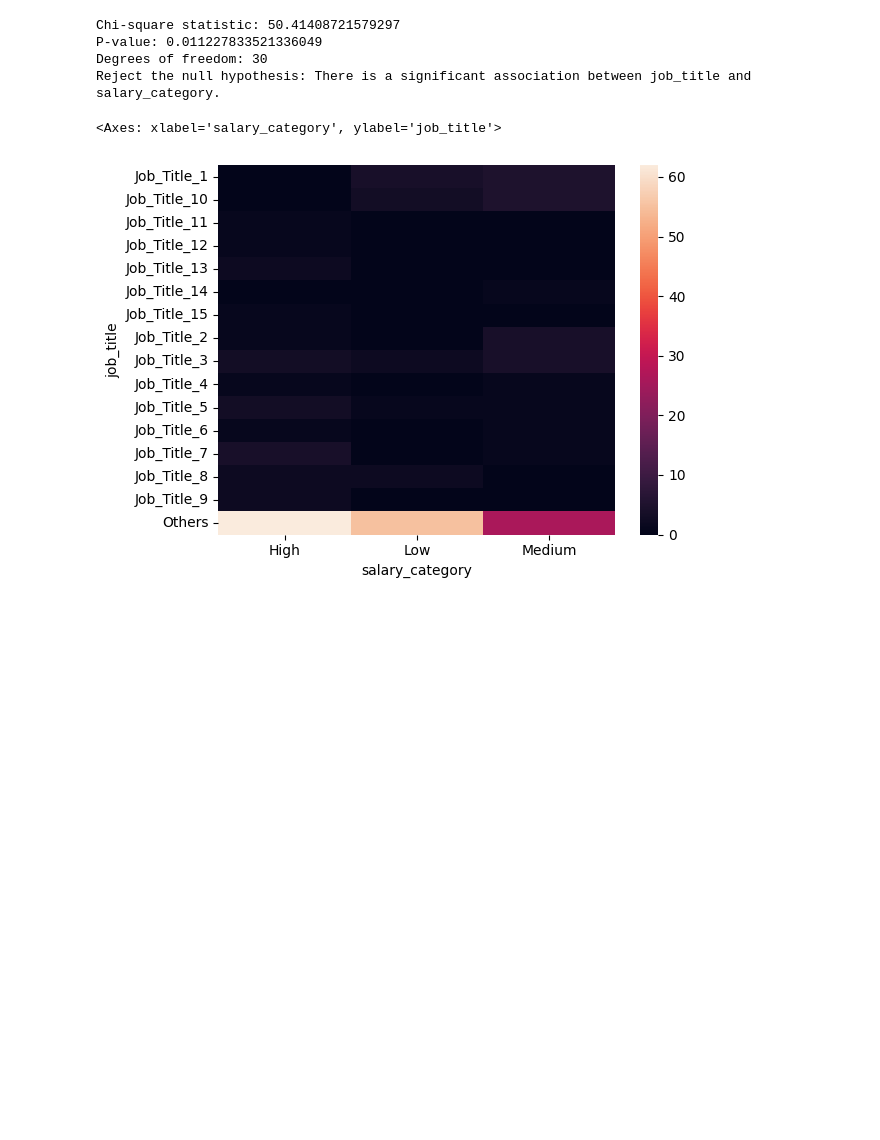
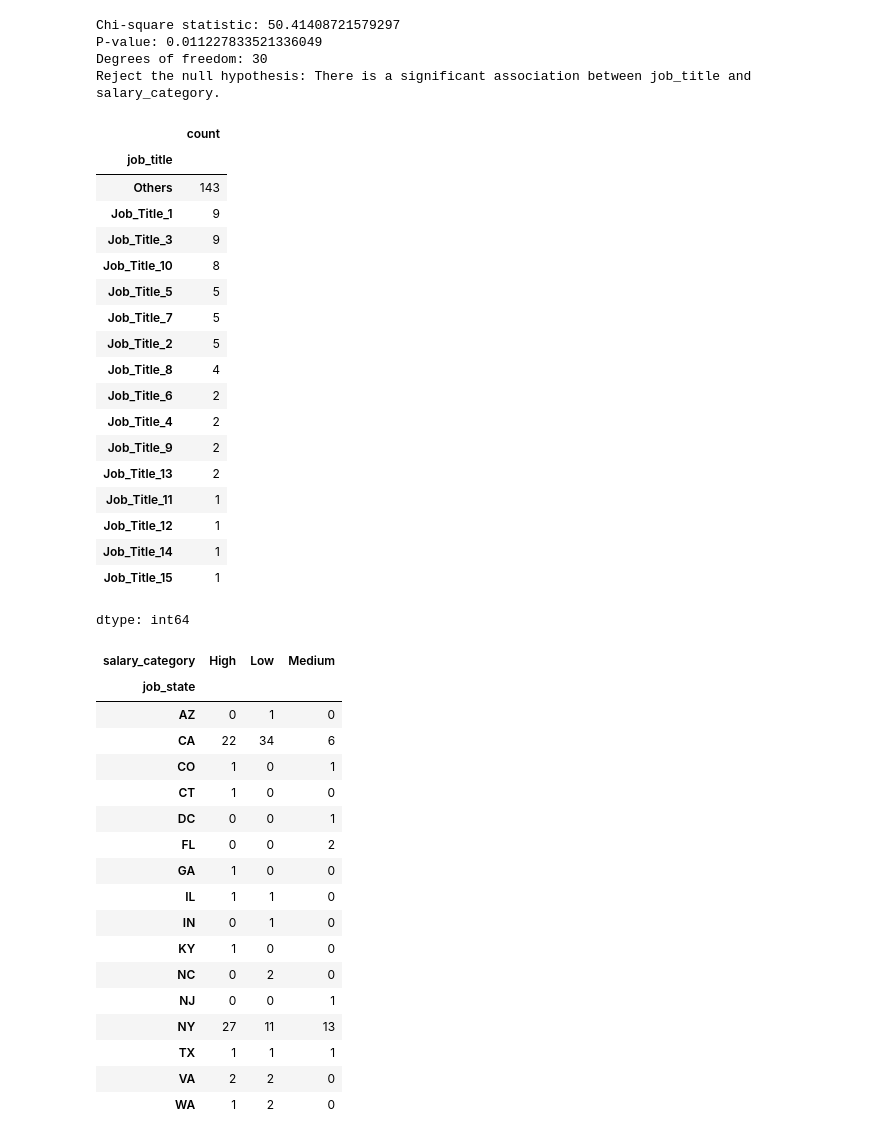
Before and after one commit to thimmie52/EngineerSalaryPred, a Jupyter notebook: analysis.ipynb, the cells around one changed output. Drawn from its saved outputs; the diff is of its cells as text; code cells hidden in the pictures; blank space fills up the shorter version.

```diff
--- a/analysis.ipynb
+++ b/analysis.ipynb
@@ -81,7 +81,47 @@ P-value: 0.011227833521336049
 Degrees of freedom: 30
 Reject the null hypothesis: There is a significant association between job_title and salary_category.
 # %%
-sns.heatmap(pd.crosstab(train_dir['job_title'], train_dir['salary_category']))
+train['job_title'].value_counts()
 # %% [output]
+|  | count |
+| job_title |  |
+| Others | 143 |
+| Job_Title_1 | 9 |
+| Job_Title_3 | 9 |
+| Job_Title_10 | 8 |
+| Job_Title_5 | 5 |
+| Job_Title_7 | 5 |
+| Job_Title_2 | 5 |
+| Job_Title_8 | 4 |
+| Job_Title_6 | 2 |
+| Job_Title_4 | 2 |
+| Job_Title_9 | 2 |
+| Job_Title_13 | 2 |
+| Job_Title_11 | 1 |
+| Job_Title_12 | 1 |
+| Job_Title_14 | 1 |
+| Job_Title_15 | 1 |
-<Axes: xlabel='salary_category', ylabel='job_title'>
+dtype: int64
-[figure, removed]
+# %%
+other_train = train_dir[train_dir['job_title'] == 'Others']
+# %%
+pd.crosstab(other_train['job_state'], other_train['salary_category'])
+# %% [output]
+| salary_category | High | Low | Medium |
+| job_state |  |  |  |
+| AZ | 0 | 1 | 0 |
+| CA | 22 | 34 | 6 |
+| CO | 1 | 0 | 1 |
+| CT | 1 | 0 | 0 |
+| DC | 0 | 0 | 1 |
+| FL | 0 | 0 | 2 |
+| GA | 1 | 0 | 0 |
+| IL | 1 | 1 | 0 |
+| IN | 0 | 1 | 0 |
+| KY | 1 | 0 | 0 |
+| NC | 0 | 2 | 0 |
+| NJ | 0 | 0 | 1 |
+| NY | 27 | 11 | 13 |
+| TX | 1 | 1 | 1 |
+| VA | 2 | 2 | 0 |
+| WA | 1 | 2 | 0 |
```
Also changed, not shown: parts of 7 cells of this notebook.
